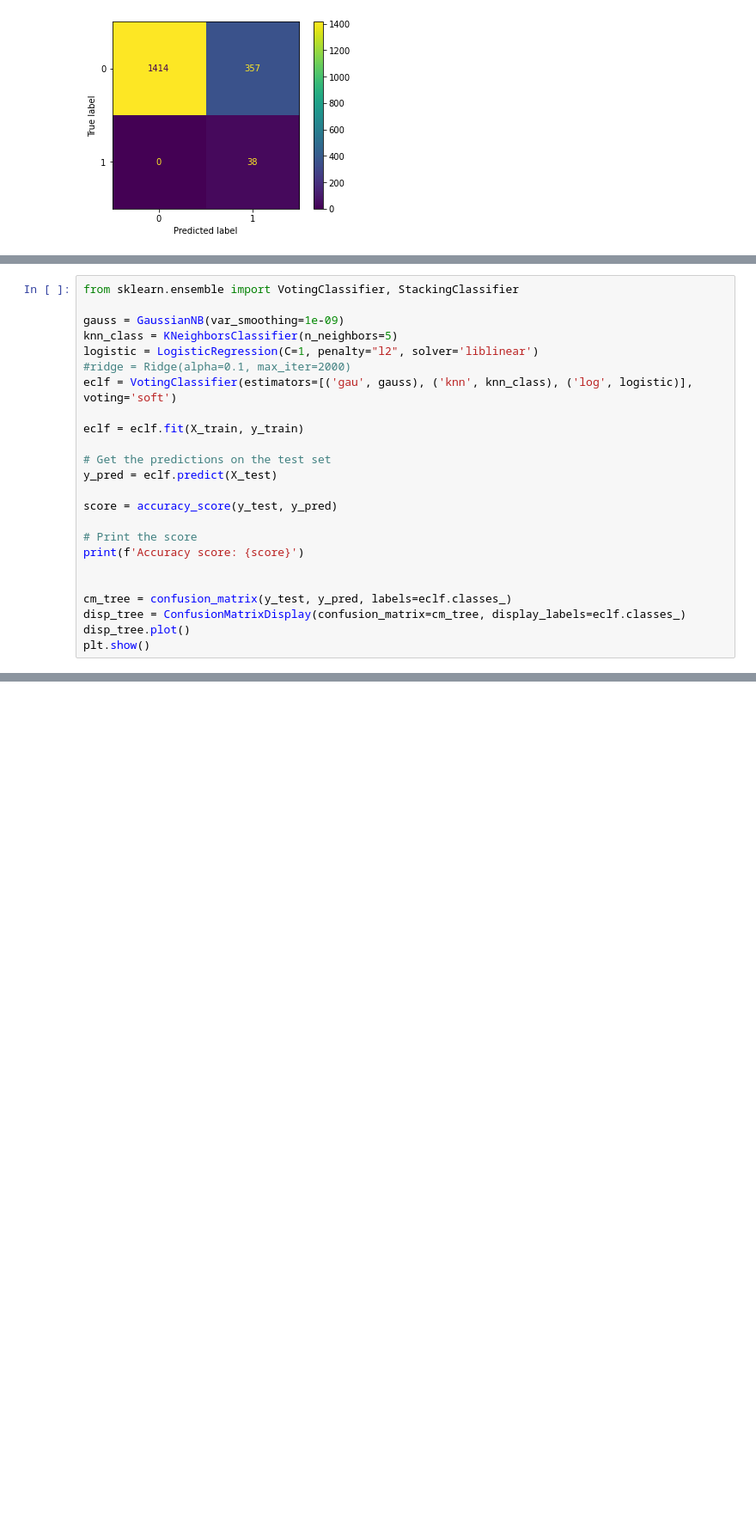
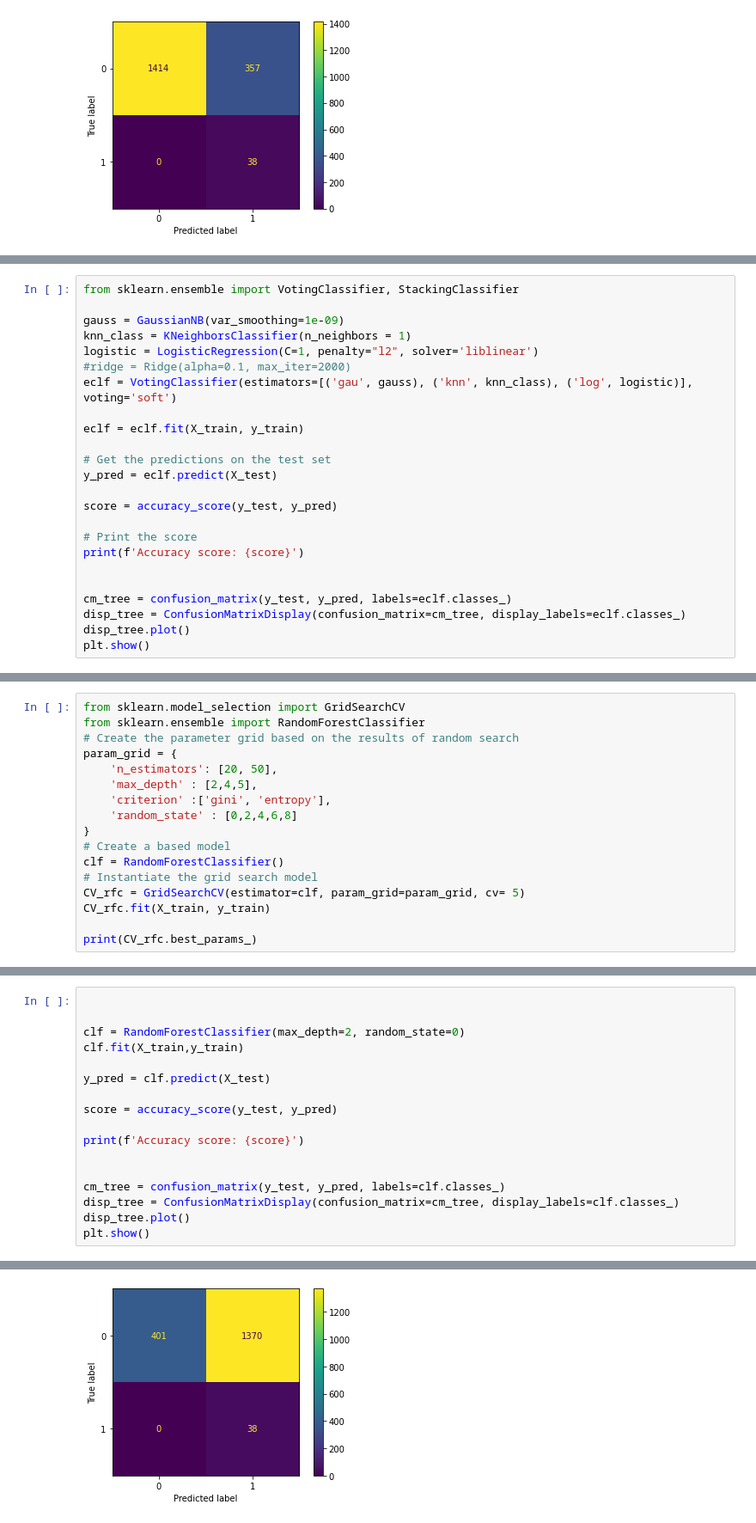
Before and after one commit to ruigomesbioinf/sib_dream_challenge, a Jupyter notebook: src/machine_learning.ipynb, the cells around one changed output, grey strips where cells are left out. Shown at 86% size. Cells and saved outputs as stored; diff of their text form; blank space fills up the shorter version.

```diff
--- a/src/machine_learning.ipynb
+++ b/src/machine_learning.ipynb
@@ -348,7 +394,7 @@ We will use th best 3 models, Gaussian, Knn classifier and logistic models.
 from sklearn.ensemble import VotingClassifier, StackingClassifier
 
 gauss = GaussianNB(var_smoothing=1e-09)
-knn_class = KNeighborsClassifier(n_neighbors=5)
+knn_class = KNeighborsClassifier(n_neighbors = 1)
 logistic = LogisticRegression(C=1, penalty="l2", solver='liblinear')
 #ridge = Ridge(alpha=0.1, max_iter=2000)
 eclf = VotingClassifier(estimators=[('gau', gauss), ('knn', knn_class), ('log', logistic)], voting='soft')
@@ -396,0 +447,17 @@ Accuracy score: 0.7180762852404643
+# %%
+from sklearn.model_selection import GridSearchCV
+from sklearn.ensemble import RandomForestClassifier
+# Create the parameter grid based on the results of random search
+param_grid = {
+    'n_estimators': [20, 50],
+    'max_depth' : [2,4,5],
+    'criterion' :['gini', 'entropy'],
+    'random_state' : [0,2,4,6,8]
+}
+# Create a based model
+clf = RandomForestClassifier()
+# Instantiate the grid search model
+CV_rfc = GridSearchCV(estimator=clf, param_grid=param_grid, cv= 5)
+CV_rfc.fit(X_train, y_train)
+
+print(CV_rfc.best_params_)
@@ -396,0 +466,18 @@ Accuracy score: 0.7180762852404643
+# %%
+
+
+clf = RandomForestClassifier(max_depth=2, random_state=0)
+clf.fit(X_train,y_train)
+
+y_pred = clf.predict(X_test)
+
+score = accuracy_score(y_test, y_pred)
+
+print(f'Accuracy score: {score}')
+
+
+cm_tree = confusion_matrix(y_test, y_pred, labels=clf.classes_)
+disp_tree = ConfusionMatrixDisplay(confusion_matrix=cm_tree, display_labels=clf.classes_)
+disp_tree.plot()
+plt.show()
+# %% [output]
@@ -396,0 +485 @@ Accuracy score: 0.7180762852404643
+[figure, added]
```
Also changed, not shown: parts of 16 cells of this notebook.
